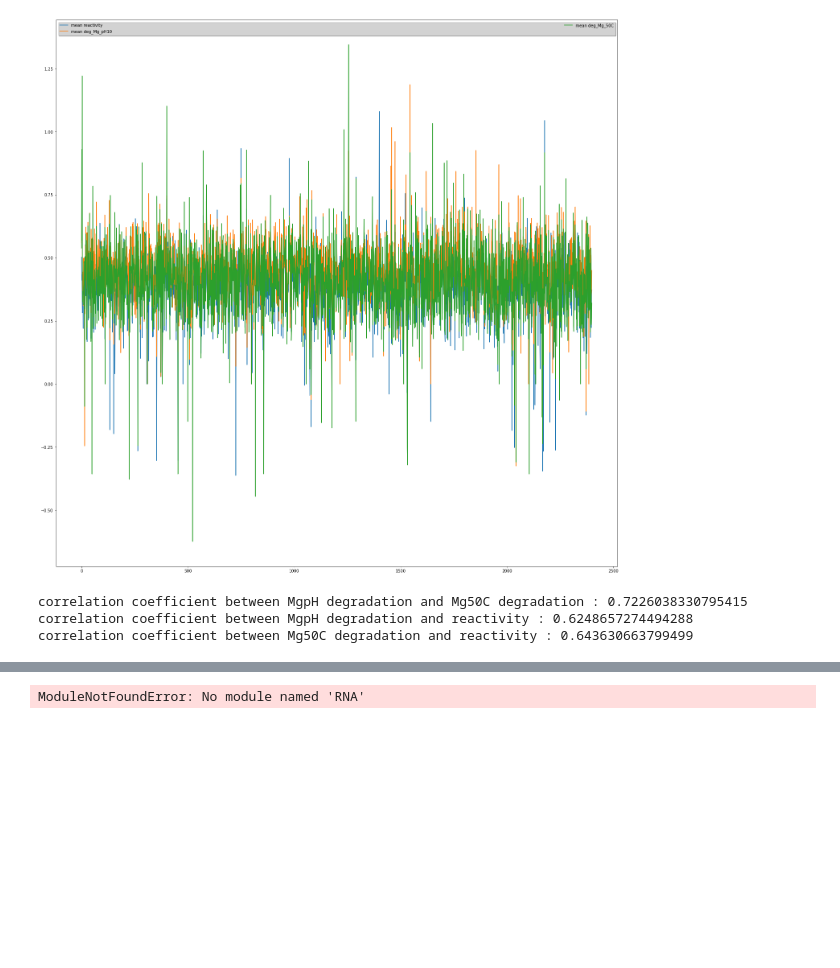
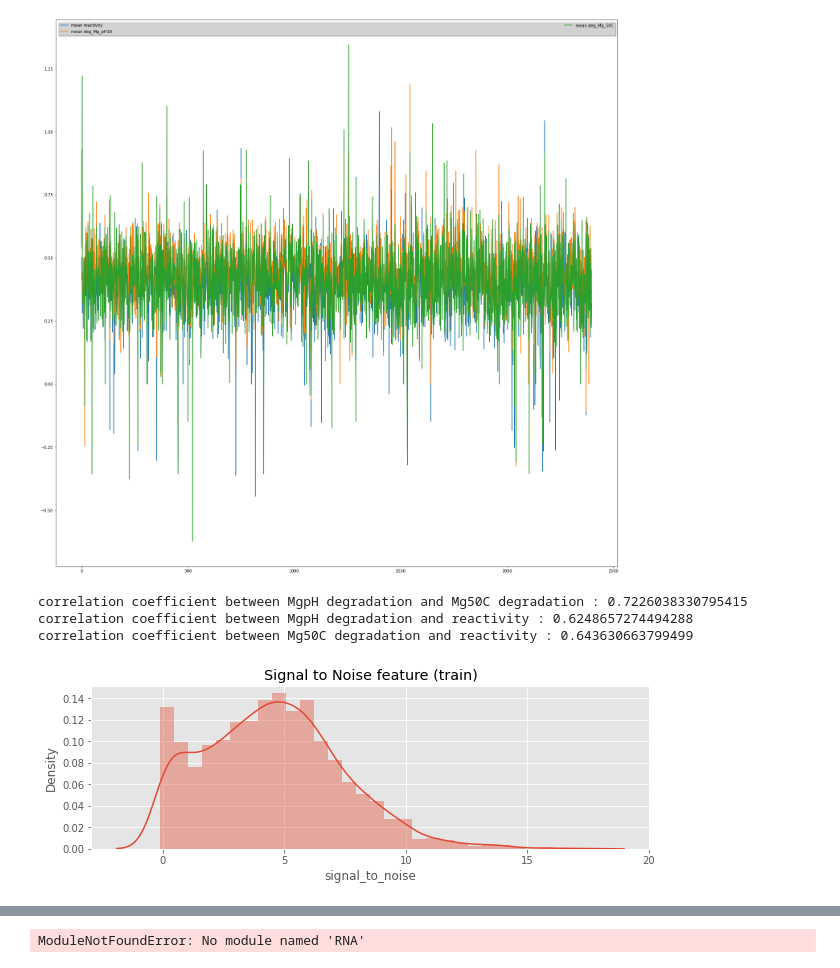
Before and after one commit to Sawzen/OpenVaccine-COVID-19-mRNA-Vaccine-Degradation-Prediction, a Jupyter notebook: Notebook/BaseStructLoop_Degradation_relation.ipynb, the cells around one changed output, grey strips where cells are left out. Drawn from its saved outputs; the diff is of its cells as text; code cells hidden in the pictures; blank space fills up the shorter version.

Commit message:
added some plots

```diff
--- a/Notebook/BaseStructLoop_Degradation_relation.ipynb
+++ b/Notebook/BaseStructLoop_Degradation_relation.ipynb
@@ -429,3 +429,12 @@ print("correlation coefficient between Mg50C degradation and reactivity :",np.co
 correlation coefficient between MgpH degradation and Mg50C degradation : 0.7226038330795415
 correlation coefficient between MgpH degradation and reactivity : 0.6248657274494288
 correlation coefficient between Mg50C degradation and reactivity : 0.643630663799499
+# %%
+import seaborn as sns
+plt.style.use('ggplot')
+fig, ax = plt.subplots(figsize=(10, 3))
+ax = sns.distplot(train['signal_to_noise'])
+ax.set_title('Signal to Noise feature (train)')
+plt.show()
+# %% [output]
+[figure, added]
```
Also changed, not shown: parts of 3 cells of this notebook.
